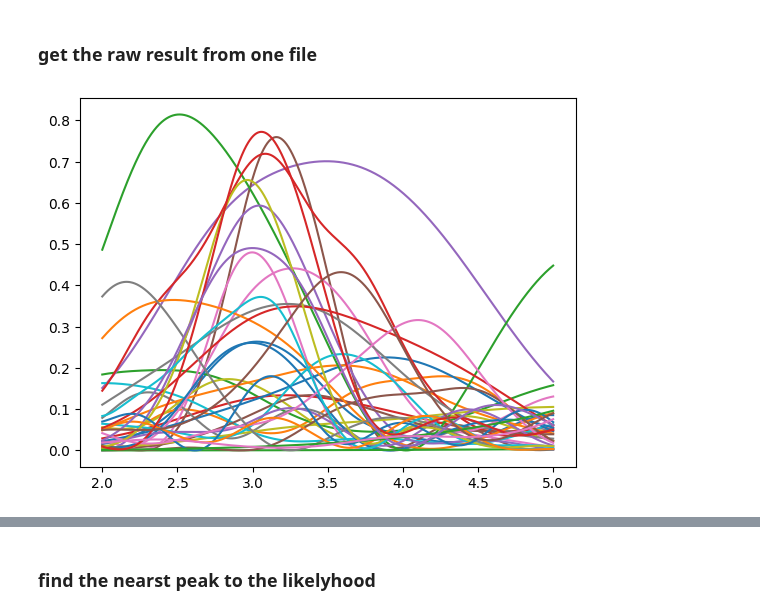
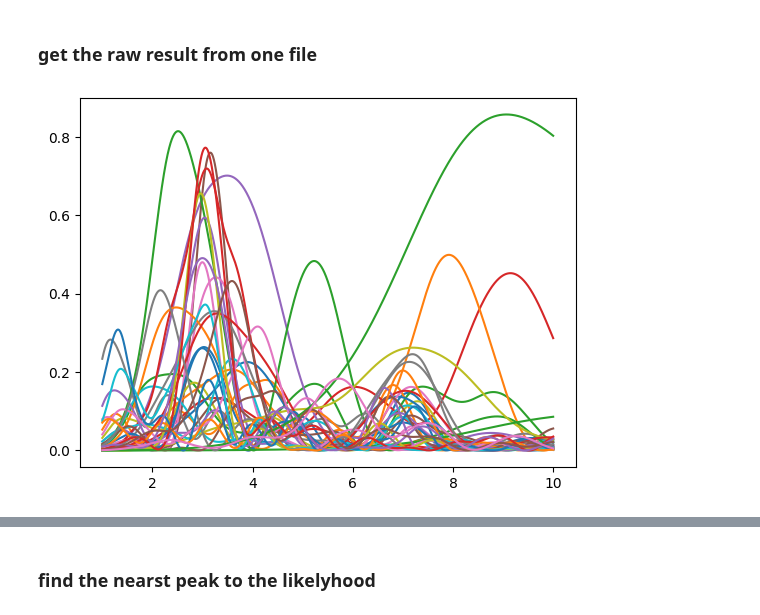
Before and after one commit to ziqing97/gnss_ir_analyze, a Jupyter notebook: src/test_filtter_using_likelyhood.ipynb, the cells around one changed output, grey strips where cells are left out. Saved outputs shown, nothing was run; the diff lists cells and outputs as text; code cells hidden in the pictures.

```diff
--- a/src/test_filtter_using_likelyhood.ipynb
+++ b/src/test_filtter_using_likelyhood.ipynb
@@ -23,15 +23,15 @@ color_dict = lib_plot.get_satellite_color()
 # %%
 main_path = os.path.abspath('../data/20221031/3/')
 data_dict = dafi.generate_dataframe(main_path)
 satellite_list = data_dict.keys()
 azimut_mask = [270,330]
 elevation_mask = [0,60]
-min_height = 2
-max_height = 5 # meter
+min_height = 1
+max_height = 10 # meter
 time_length = 20 # minutes
 time_dict,height_dict,azimut_dict,elevation_dict,frequency_dict,power_dict = esth.estimate_all_satellite(main_path,azimut_mask,elevation_mask,min_height,max_height,time_length)
 # %% [output]
-[figure, old version]
+[figure, new version]
 # %%
 frequency,power_likelyhood = esth.generate_likelyhood(frequency_dict,power_dict)
 li_peaks = (power_likelyhood == power_likelyhood.max())
```
Also changed, not shown: parts of 11 cells of this notebook.
